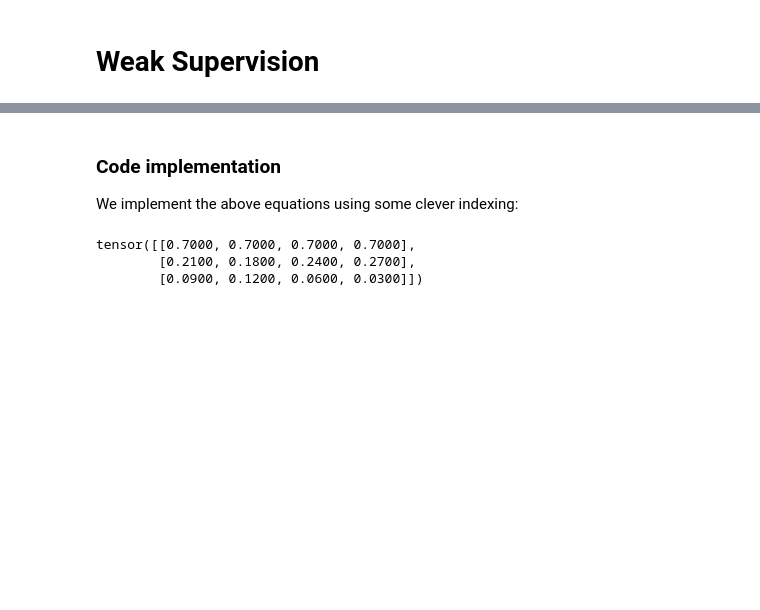
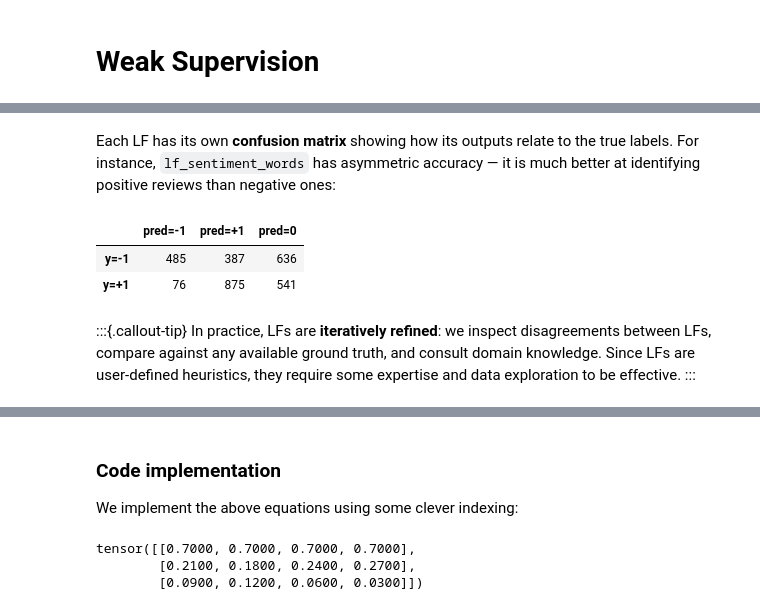
Before and after one commit to particle1331/ai-notebooks, a Jupyter notebook: notebooks/tooling/10-weak-supervision.ipynb, the cells around one changed output, grey strips where cells are left out. Cells and saved outputs as stored; diff of their text form; code cells hidden in the pictures; blank space fills up the shorter version.

Commit message:
Weak supervision on IMDb reviews

```diff
--- a/notebooks/tooling/10-weak-supervision.ipynb
+++ b/notebooks/tooling/10-weak-supervision.ipynb
@@ -175,0 +51,24 @@ coverage: 0.432    acc: 1.000
+# %%
+def lf_sentiment_words(text):
+    text = text.lower()
+    pos_count = sum(1 for w in ["great", "love", "amazing", "fun"] if w in text)
+    neg_count = sum(1 for w in ["bad", "waste", "boring", "stupid"] if w in text)
+    if pos_count > neg_count: return POSITIVE
+    if neg_count > pos_count: return NEGATIVE
+    return ABSTAIN
+
+def lf_viewing_experience(text):
+    text_lower = text.lower()
+    pos_watch = ["watched twice", "watch again", "rewatch", "couldn't stop watching"]
+    neg_watch = ["walked out", "turned it off", "fell asleep", "couldn't finish"]
+    pos = any(p in text_lower for p in pos_watch)
+    neg = any(n in text_lower for n in neg_watch)
+    if pos and not neg: return POSITIVE
+    if neg and not pos: return NEGATIVE
+    return ABSTAIN
+
+def lf_comparative_sentiment(text):
+    text_lower = text.lower()
+    if "worse than" in text_lower or "not as good as" in text_lower:
+        return NEGATIVE
+    return ABSTAIN
@@ -176 +131,28 @@ coverage: 0.432    acc: 1.000
+# %% [markdown]
+Each LF has its own **confusion matrix** showing how its outputs relate to the true labels. For instance, `lf_sentiment_words` has asymmetric accuracy — it is much better at identifying positive reviews than negative ones:
+# %%
+from sklearn.metrics import confusion_matrix as cm
+
+lf_preds = np.array([lf_sentiment_words(t) for t in train_texts])
+abstained = lf_preds == 0
+
+preds = lf_preds[~abstained]
+labels = y_train_imdb[~abstained]
+labels_abs = pd.Series(y_train_imdb[abstained]).value_counts().to_dict()
+
+confmat = cm(labels, preds, labels=[-1, 1])
+df = pd.DataFrame(confmat, index=["y=-1", "y=+1"], columns=["pred=-1", "pred=+1"])
+df["pred=0"] = None
+df.loc["y=+1", "pred=0"] = labels_abs.get(1, 0)
+df.loc["y=-1", "pred=0"] = labels_abs.get(-1, 0)
+
+df
+# %% [output]
+|  | pred=-1 | pred=+1 | pred=0 |
+| y=-1 | 485 | 387 | 636 |
+| y=+1 | 76 | 875 | 541 |
+# %% [markdown]
+:::{.callout-tip}
+In practice, LFs are **iteratively refined**: we inspect disagreements between LFs, compare against any available ground truth, and consult domain knowledge. Since LFs are user-defined heuristics, they require some expertise and data exploration to be effective.
+:::
 # %% [markdown]
```
Also changed, not shown: parts of 49 cells of this notebook, 3 other files.
